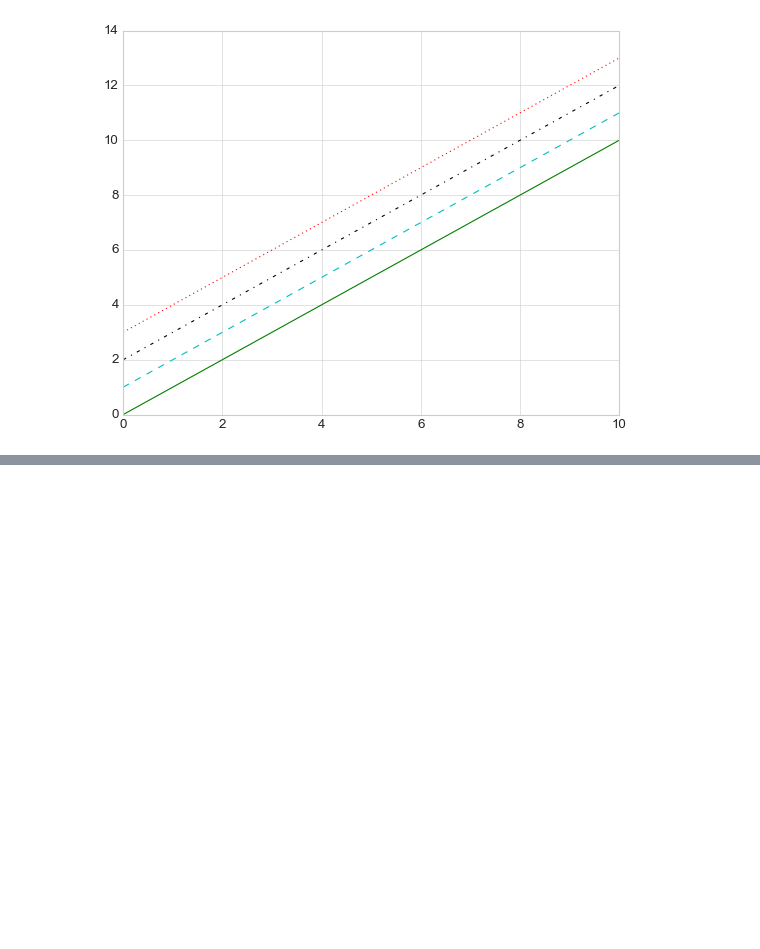
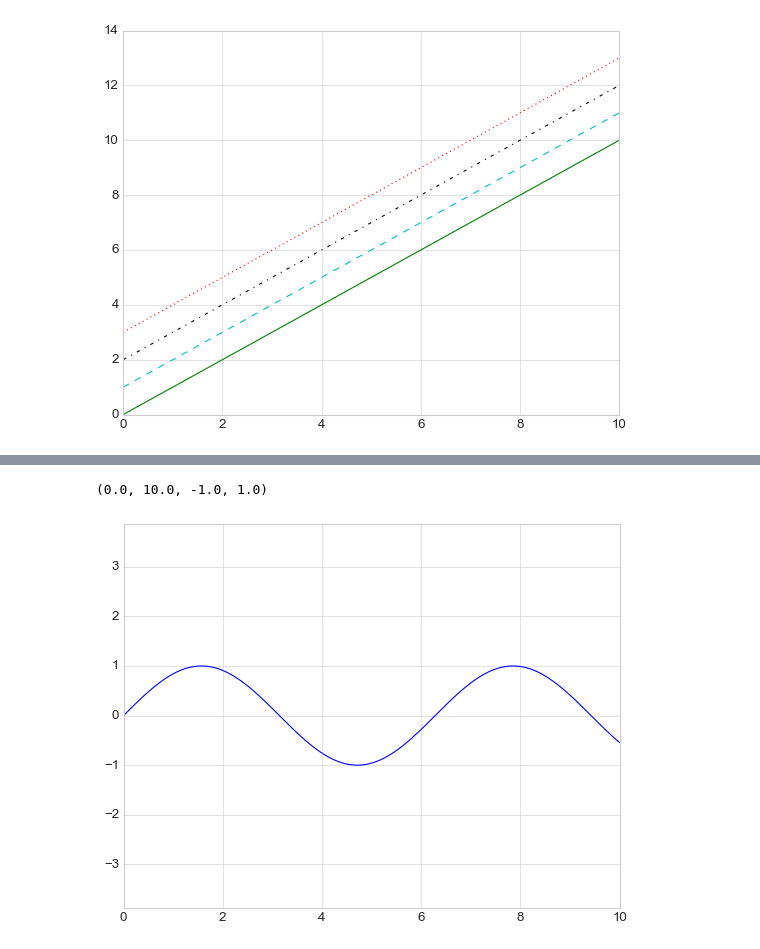
Before and after one commit to crickmj/Python_begins, a Jupyter notebook: for Practice/practice_note3_matplot.ipynb, the cells around one changed output, grey strips where cells are left out. Cells and saved outputs as stored; diff of their text form; code cells hidden in the pictures; blank space fills up the shorter version.

```diff
--- a/for Practice/practice_note3_matplot.ipynb
+++ b/for Practice/practice_note3_matplot.ipynb
@@ -102,0 +112,9 @@ plt.plot(x, x + 3, ':r')
+# %%
+plt.plot(x, np.sin(x))
+
+plt.axis([1,8, -0.5, 0.5])
+plt.axis('tight')
+print(plt.axis('equal'))
+# %% [output]
+(0.0, 10.0, -1.0, 1.0)
+[figure, added]
```
Also changed, not shown: parts of 3 cells of this notebook.
